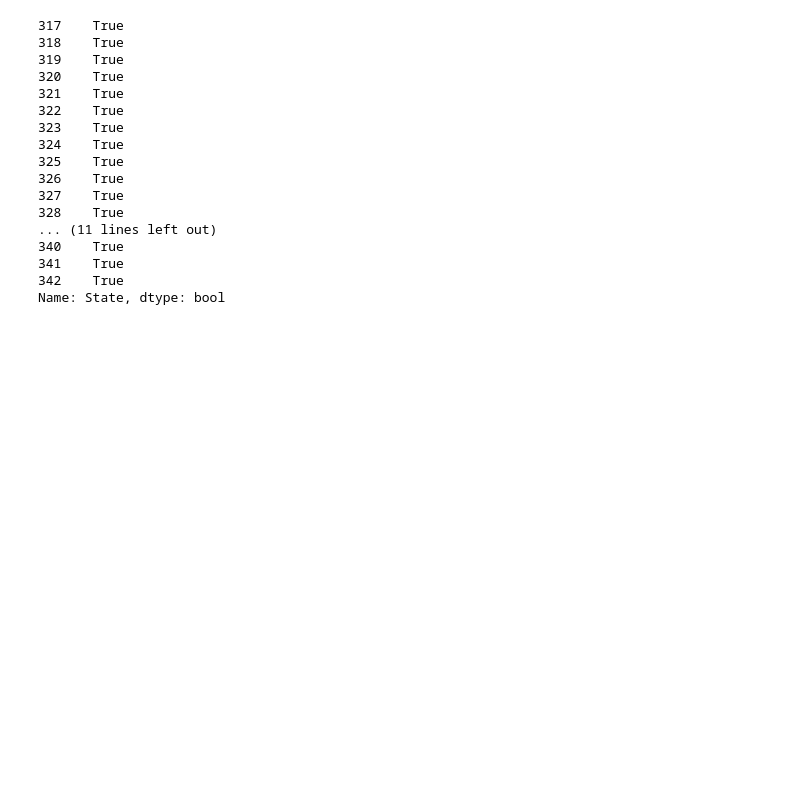
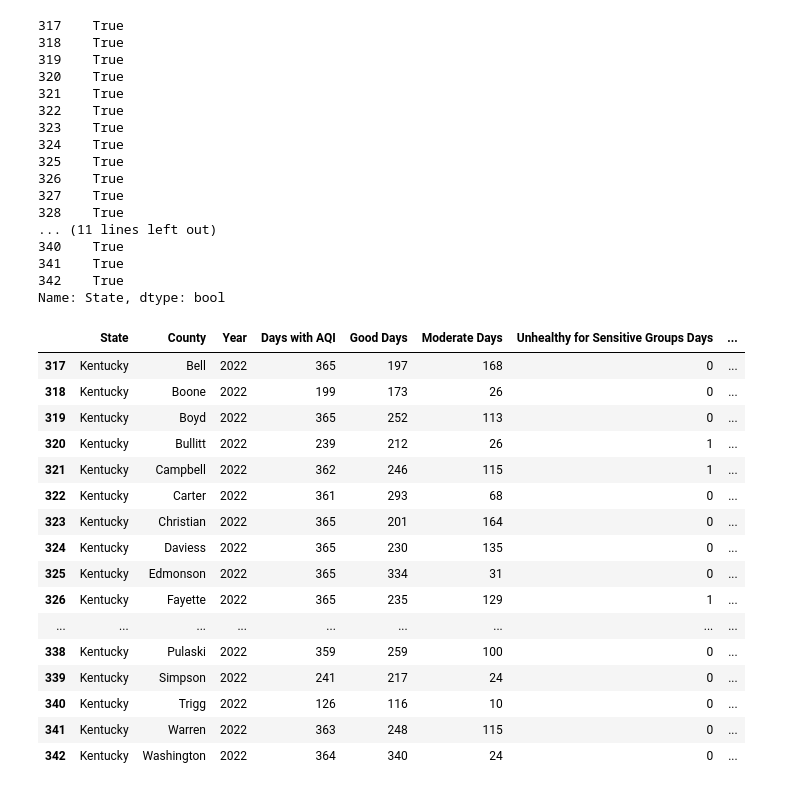
Before and after one commit to DaviLeeAnn/air_quality_and_hospital_admission_rates, a Jupyter notebook: air_quality_and_hospital_admission_rates_in_2022.ipynb, the cells around one changed output. Saved outputs shown, nothing was run; the diff lists cells and outputs as text; code cells hidden in the pictures; blank space fills up the shorter version.

Commit message:
Called back to original dataframe with rows now narrowed to KY

```diff
--- a/air_quality_and_hospital_admission_rates_in_2022.ipynb
+++ b/air_quality_and_hospital_admission_rates_in_2022.ipynb
@@ -192,4 +192,24 @@ ky_aqi
 342    True
 Name: State, dtype: bool
 # %%
-#Get that back into a dataframe
+#Callback to annual_aqi to get KY data
+ky_aqi = annual_aqi[annual_aqi['State'] == 'Kentucky']
+ky_aqi
+# %% [output]
+|  | State | County | Year | Days with AQI | Good Days | Moderate Days | Unhealthy for Sensitive Groups Days | ... |
+| 317 | Kentucky | Bell | 2022 | 365 | 197 | 168 | 0 | ... |
+| 318 | Kentucky | Boone | 2022 | 199 | 173 | 26 | 0 | ... |
+| 319 | Kentucky | Boyd | 2022 | 365 | 252 | 113 | 0 | ... |
+| 320 | Kentucky | Bullitt | 2022 | 239 | 212 | 26 | 1 | ... |
+| 321 | Kentucky | Campbell | 2022 | 362 | 246 | 115 | 1 | ... |
+| 322 | Kentucky | Carter | 2022 | 361 | 293 | 68 | 0 | ... |
+| 323 | Kentucky | Christian | 2022 | 365 | 201 | 164 | 0 | ... |
+| 324 | Kentucky | Daviess | 2022 | 365 | 230 | 135 | 0 | ... |
+| 325 | Kentucky | Edmonson | 2022 | 365 | 334 | 31 | 0 | ... |
+| 326 | Kentucky | Fayette | 2022 | 365 | 235 | 129 | 1 | ... |
+| ... | ... | ... | ... | ... | ... | ... | ... | ... |
+| 338 | Kentucky | Pulaski | 2022 | 359 | 259 | 100 | 0 | ... |
+| 339 | Kentucky | Simpson | 2022 | 241 | 217 | 24 | 0 | ... |
+| 340 | Kentucky | Trigg | 2022 | 126 | 116 | 10 | 0 | ... |
+| 341 | Kentucky | Warren | 2022 | 363 | 248 | 115 | 0 | ... |
+| 342 | Kentucky | Washington | 2022 | 364 | 340 | 24 | 0 | ... |
```
Also changed, not shown: parts of 2 cells of this notebook.
